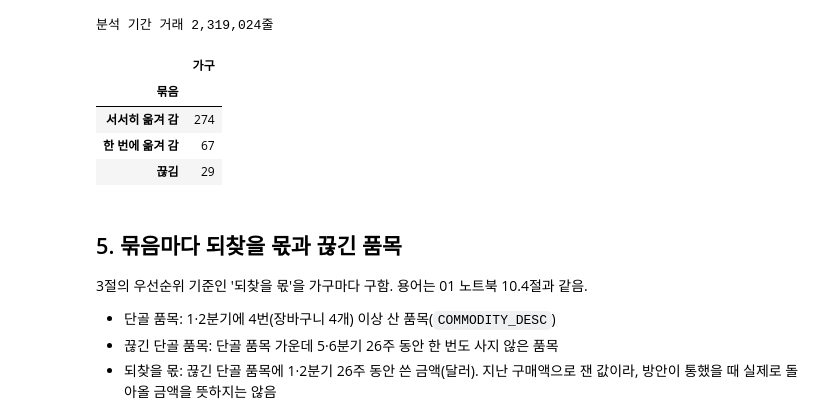
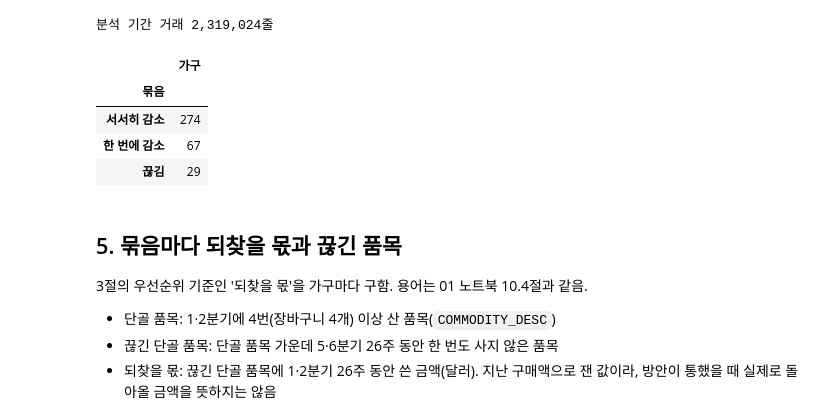
Before and after one commit to yeoldul123/my_portfolio-main, a Jupyter notebook: 02_[CRM_추세검정&매칭]_식료품_마트_이탈_방지_CRM_타기팅_분석/03_해결_방안.ipynb, the cells around one changed output. Saved outputs shown, nothing was run; the diff lists cells and outputs as text; code cells hidden in the pictures.

```diff
--- a/02_[CRM_추세검정&매칭]_식료품_마트_이탈_방지_CRM_타기팅_분석/03_해결_방안.ipynb
+++ b/02_[CRM_추세검정&매칭]_식료품_마트_이탈_방지_CRM_타기팅_분석/03_해결_방안.ipynb
@@ -113,20 +113,20 @@ print(f"분석 기간 거래 {len(xq):,}줄")
 # %%
 # 01 노트북 12절의 지속 감소 가구 묶음 (없으면 01 노트북을 먼저 실행해야 함)
 GROUP_FILE = Path("산출물/01_지속감소_가구_묶음.csv")
 if not GROUP_FILE.exists():
     raise FileNotFoundError(f"{GROUP_FILE} 이 없음. 01_원인_탐색.ipynb 를 먼저 끝까지 실행할 것")
 groups = pd.read_csv(GROUP_FILE, index_col="household_key")["묶음"]
 
 # 01 노트북 10.1절과 같은 수인지 확인
-group_order = ["서서히 옮겨 감", "한 번에 옮겨 감", "끊김"]
+group_order = ["서서히 감소", "한 번에 감소", "끊김"]
 counts = groups.value_counts().reindex(group_order)
 assert counts.tolist() == [274, 67, 29] and len(groups) == 370, counts
 counts.to_frame("가구")
 # %% [output]
 |  | 가구 |
 | 묶음 |  |
-| 서서히 옮겨 감 | 274 |
-| 한 번에 옮겨 감 | 67 |
+| 서서히 감소 | 274 |
+| 한 번에 감소 | 67 |
 | 끊김 | 29 |
 # %% [markdown]
 ## 5. 묶음마다 되찾을 몫과 끊긴 품목
```
Also changed, not shown: parts of 17 cells of this notebook, 1 other file.
